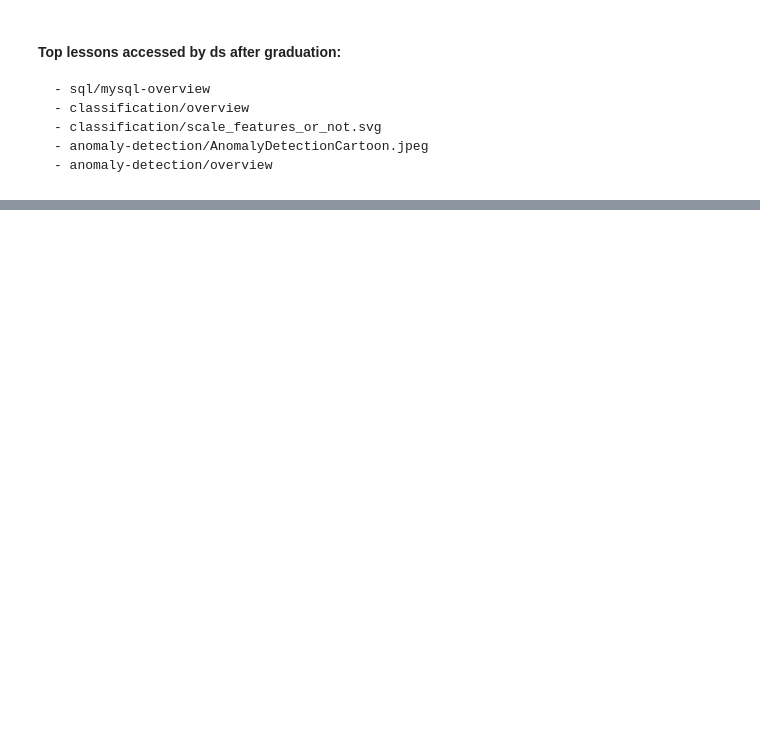
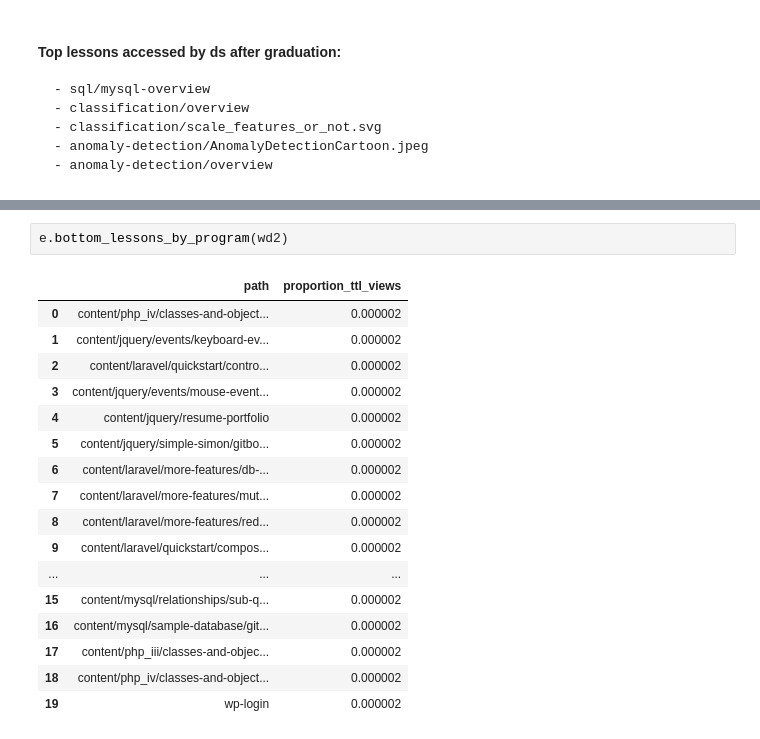
Before and after one commit to corey-baughman/016_anomaly_detection_project, a Jupyter notebook: explore.ipynb, the cells around one changed output, grey strips where cells are left out. Drawn from its saved outputs; the diff is of its cells as text; blank space fills up the shorter version.

```diff
--- a/explore.ipynb
+++ b/explore.ipynb
@@ -753,0 +815,20 @@ e.top_lessons_by_program(ds)
+# %%
+e.bottom_lessons_by_program(wd2)
+# %% [output]
+|  | path | proportion_ttl_views |
+| 0 | content/php_iv/classes-and-object... | 0.000002 |
+| 1 | content/jquery/events/keyboard-ev... | 0.000002 |
+| 2 | content/laravel/quickstart/contro... | 0.000002 |
+| 3 | content/jquery/events/mouse-event... | 0.000002 |
+| 4 | content/jquery/resume-portfolio | 0.000002 |
+| 5 | content/jquery/simple-simon/gitbo... | 0.000002 |
+| 6 | content/laravel/more-features/db-... | 0.000002 |
+| 7 | content/laravel/more-features/mut... | 0.000002 |
+| 8 | content/laravel/more-features/red... | 0.000002 |
+| 9 | content/laravel/quickstart/compos... | 0.000002 |
+| ... | ... | ... |
+| 15 | content/mysql/relationships/sub-q... | 0.000002 |
+| 16 | content/mysql/sample-database/git... | 0.000002 |
+| 17 | content/php_iii/classes-and-objec... | 0.000002 |
+| 18 | content/php_iv/classes-and-object... | 0.000002 |
+| 19 | wp-login | 0.000002 |
```
Also changed, not shown: parts of 30 cells of this notebook, 2 other files.
